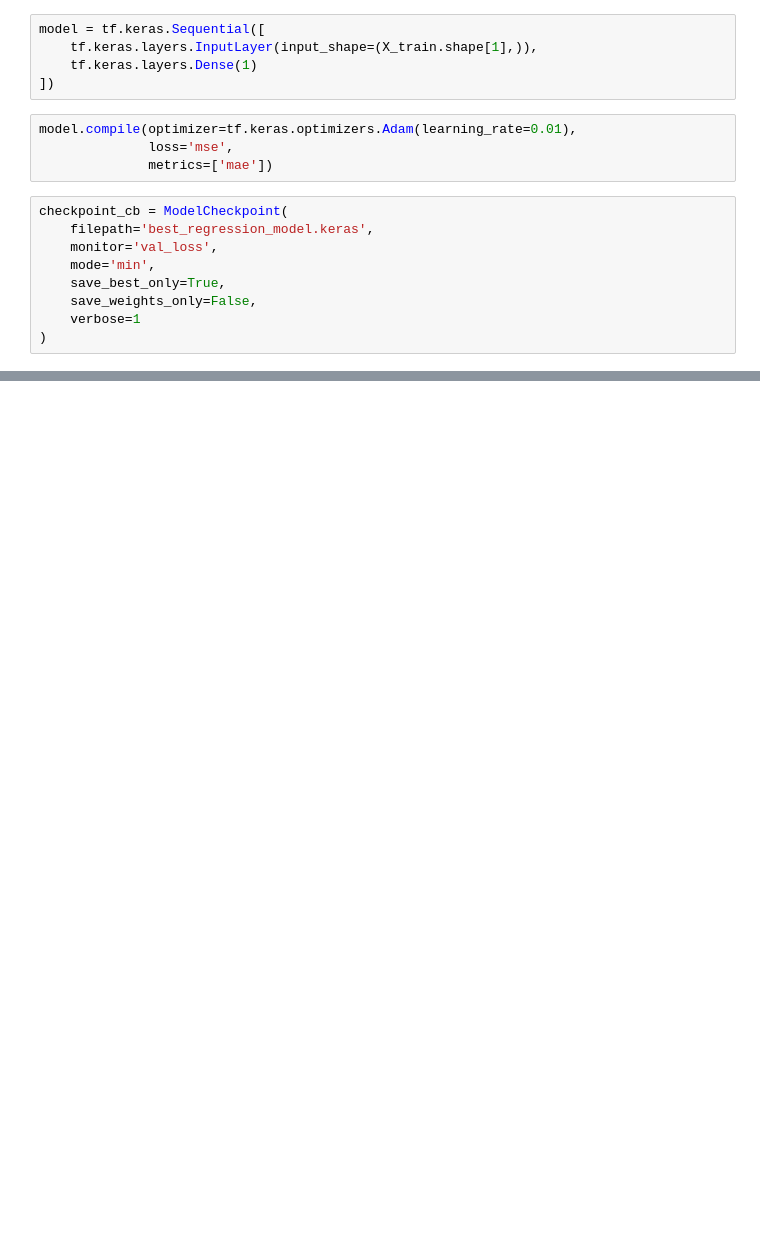
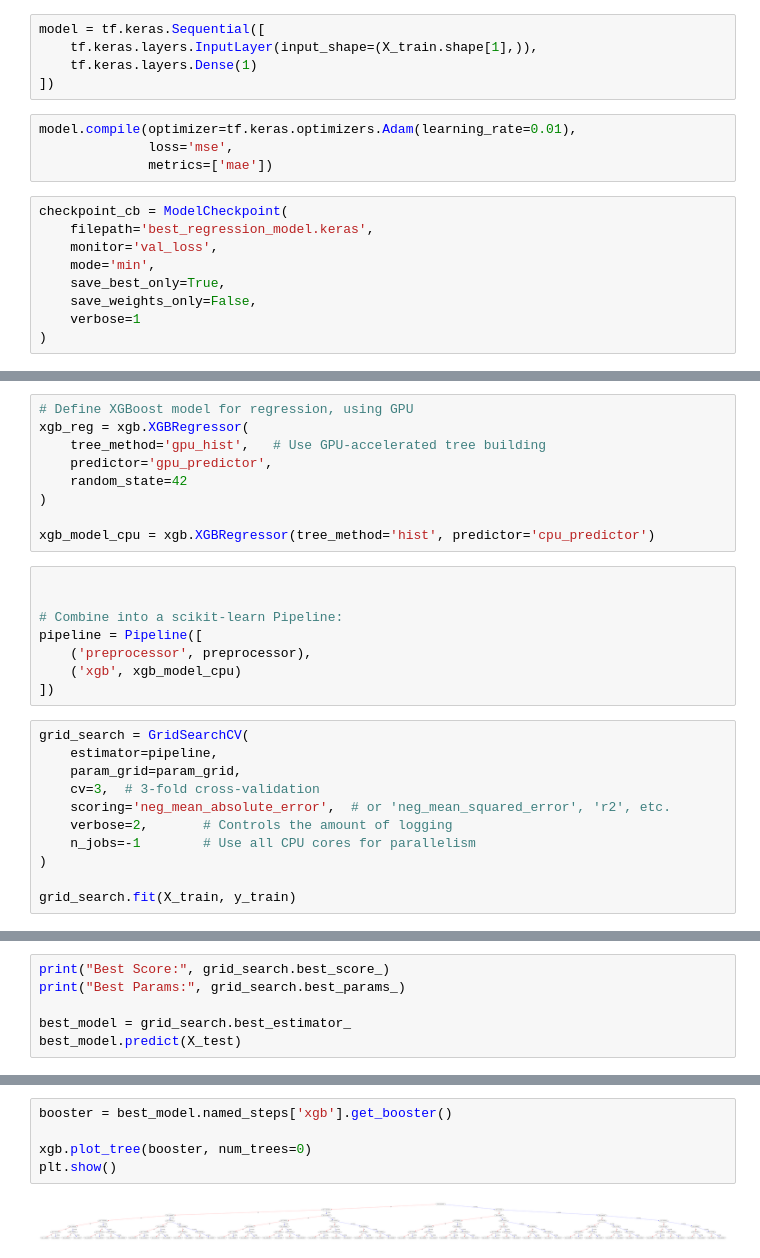
Before and after one commit to aarimojo/nyc-taxi-predictor, a Jupyter notebook: notebooks/01_initial_data_exploration.ipynb, the cells around one changed output, grey strips where cells are left out. Drawn from its saved outputs; the diff is of its cells as text; blank space fills up the shorter version.

```diff
--- a/notebooks/01_initial_data_exploration.ipynb
+++ b/notebooks/01_initial_data_exploration.ipynb
@@ -376,0 +542,28 @@ y
+# %%
+# Define XGBoost model for regression, using GPU
+xgb_reg = xgb.XGBRegressor(
+    tree_method='gpu_hist',   # Use GPU-accelerated tree building
+    predictor='gpu_predictor',
+    random_state=42
+)
+
+xgb_model_cpu = xgb.XGBRegressor(tree_method='hist', predictor='cpu_predictor')
+# %%
+
+
+# Combine into a scikit-learn Pipeline:
+pipeline = Pipeline([
+    ('preprocessor', preprocessor),
+    ('xgb', xgb_model_cpu)
+])
+# %%
+grid_search = GridSearchCV(
+    estimator=pipeline,
+    param_grid=param_grid,
+    cv=3,  # 3-fold cross-validation
+    scoring='neg_mean_absolute_error',  # or 'neg_mean_squared_error', 'r2', etc.
+    verbose=2,       # Controls the amount of logging
+    n_jobs=-1        # Use all CPU cores for parallelism
+)
+
+grid_search.fit(X_train, y_train)
@@ -376,0 +592,6 @@ y
+# %%
+print("Best Score:", grid_search.best_score_)
+print("Best Params:", grid_search.best_params_)
+
+best_model = grid_search.best_estimator_
+best_model.predict(X_test)
@@ -376,0 +640,7 @@ y
+# %%
+booster = best_model.named_steps['xgb'].get_booster()
+
+xgb.plot_tree(booster, num_trees=0)
+plt.show()
+# %% [output]
+[figure, added]
```
Also changed, not shown: parts of 56 cells of this notebook.
